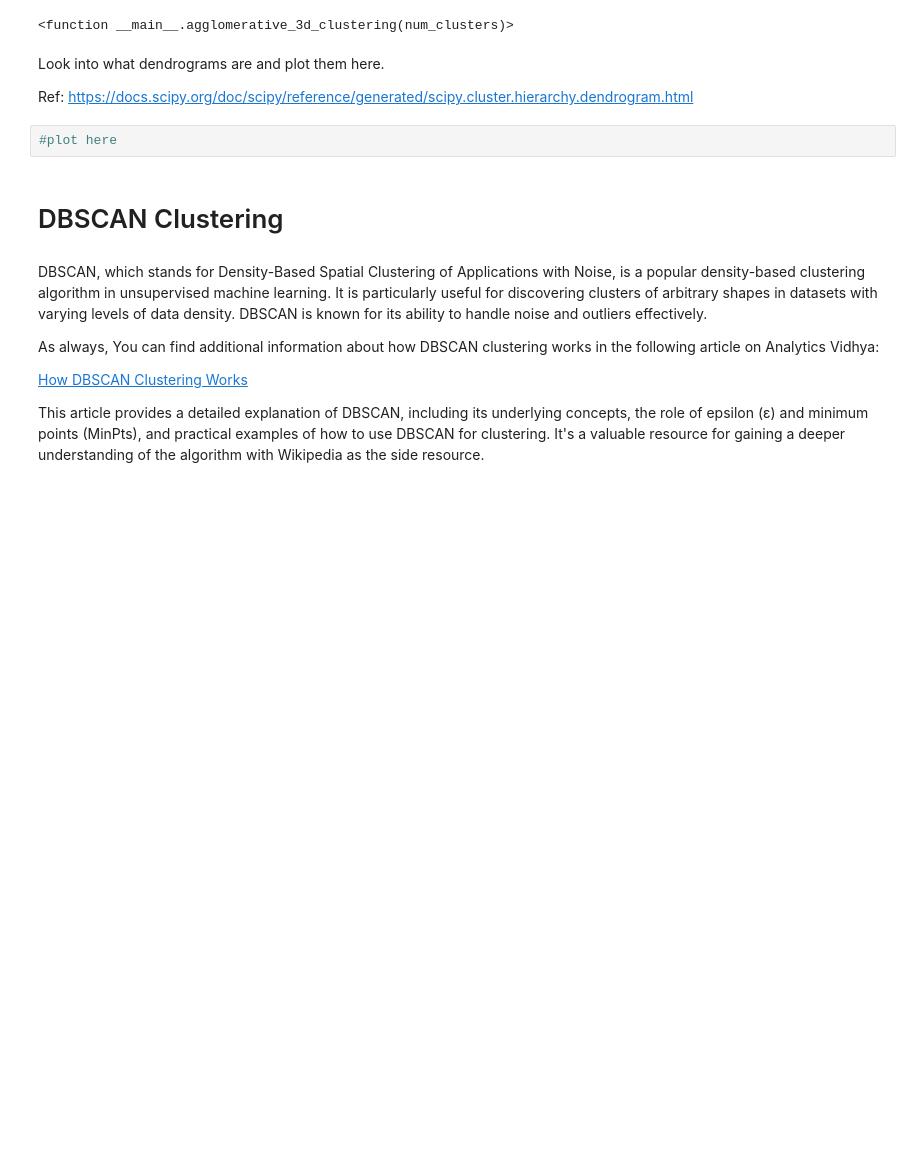
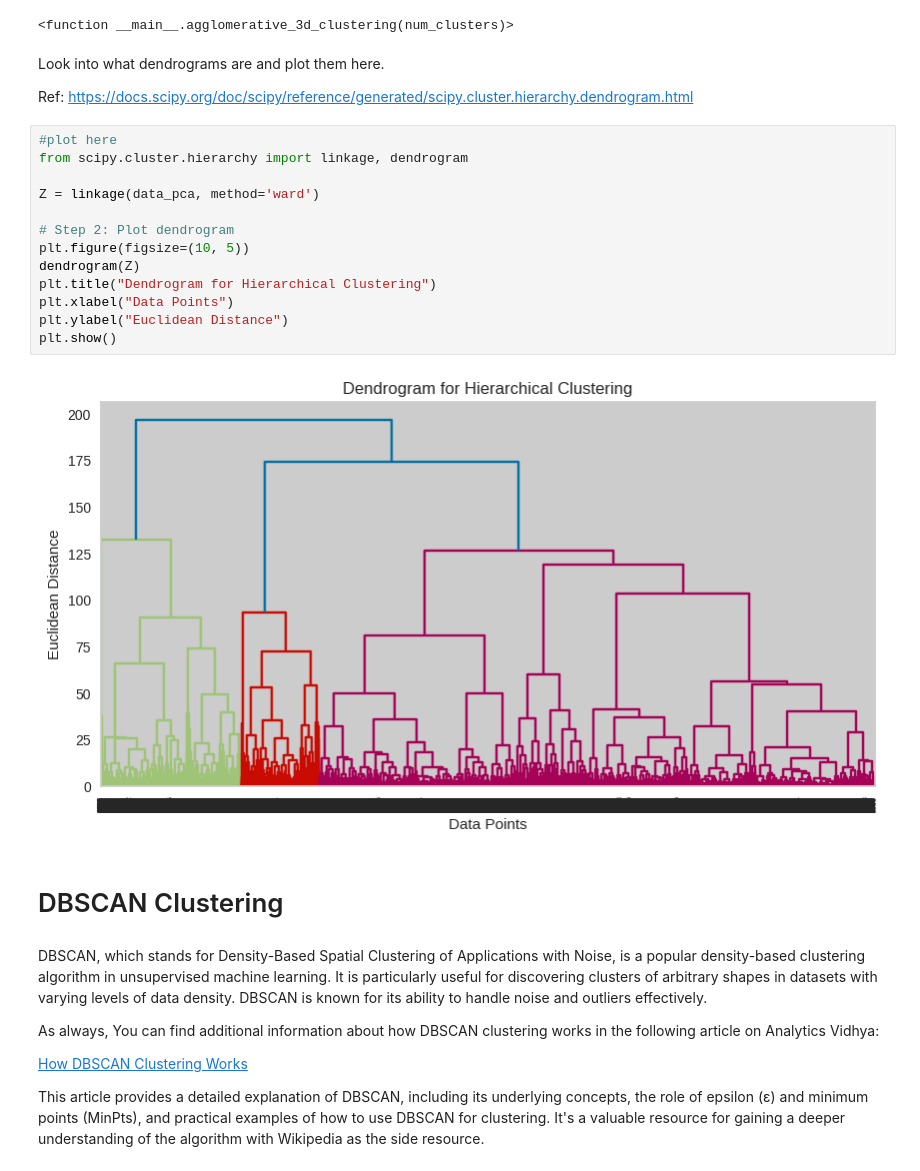
Before and after one commit to notsamaltman/Synapse_LP, a Jupyter notebook: Copy_of_SynapseLP_Task3.ipynb, the cells around one changed output. Cells and saved outputs as stored; diff of their text form; blank space fills up the shorter version.

```diff
--- a/Copy_of_SynapseLP_Task3.ipynb
+++ b/Copy_of_SynapseLP_Task3.ipynb
@@ -530,8 +554,21 @@ interactive(children=(IntSlider(value=3, description='num_clusters', max=6, min=
 Look into what dendrograms are and plot them here.
 
 Ref: https://docs.scipy.org/doc/scipy/reference/generated/scipy.cluster.hierarchy.dendrogram.html
-# %%
-#plot here
+# %%
+#plot here
+from scipy.cluster.hierarchy import linkage, dendrogram
+
+Z = linkage(data_pca, method='ward')
+
+# Step 2: Plot dendrogram
+plt.figure(figsize=(10, 5))
+dendrogram(Z)
+plt.title("Dendrogram for Hierarchical Clustering")
+plt.xlabel("Data Points")
+plt.ylabel("Euclidean Distance")
+plt.show()
+# %% [output]
+[figure, added]
 # %% [markdown]
 # DBSCAN Clustering
 # %% [markdown]
```
Also changed, not shown: parts of 7 cells of this notebook.
